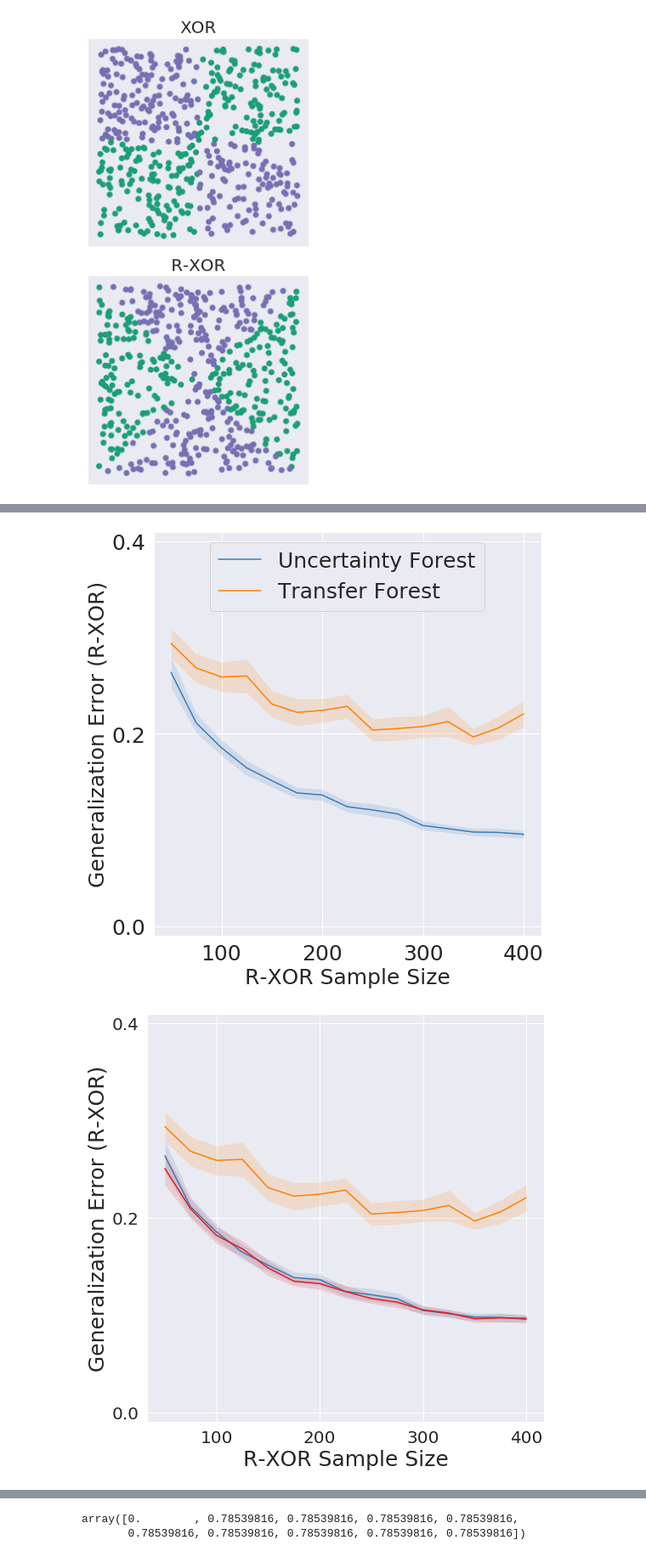
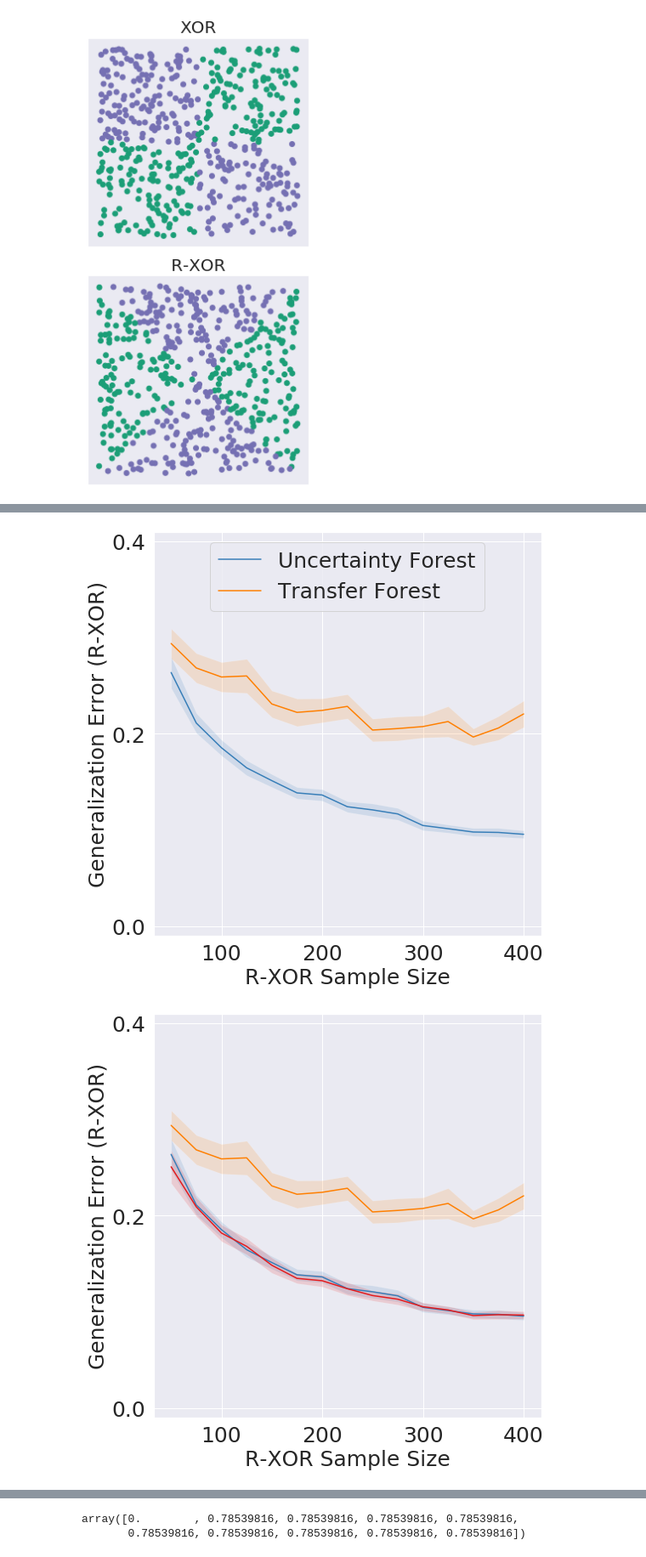
Before and after one commit to neurodata/lifelong-learning, a Jupyter notebook: cef/paper-figs-generator-local.ipynb, the cells around one changed output, grey strips where cells are left out. Shown at 85% size. Saved outputs shown, nothing was run; the diff lists cells and outputs as text; code cells hidden in the pictures.

Commit message:
update labels

```diff
--- a/cef/paper-figs-generator-local.ipynb
+++ b/cef/paper-figs-generator-local.ipynb
@@ -540,7 +540,7 @@ for j, name in enumerate(names):
         ax2.set_ylim(-0.01, 0.31)
         ax2.set_xlabel('N-XOR Sample Size', fontsize=fontsize)
         ax2.tick_params(labelsize=labelsize)
-        ax2.set_yticks([0, 0.15, 0.3])
+        ax2.set_yticks([0, 0.2, 0.3])
         ax2.set_xticks([100, 200, 300, 400])
 
     else:
@@ -549,7 +549,7 @@ for j, name in enumerate(names):
         ax2.set_ylim(-0.01, 0.31)
         ax2.set_xlabel('N-XOR Sample Size', fontsize=fontsize)
         ax2.tick_params(labelsize=labelsize)
-        ax2.set_yticks([0, 0.15, 0.3])
+        ax2.set_yticks([0, 0.2, 0.3])
         ax2.set_xticks([100, 200, 300, 400])
     plt.tight_layout()
 
@@ -772,35 +765,35 @@ for j, name in enumerate(names):
                 mean_error_xor_rxor[i+algo_offset] + 1.96*std_error_xor_rxor[i+algo_offset]/np.sqrt(n_mc),
                 mean_error_xor_rxor[i+algo_offset] - 1.96*std_error_xor_rxor[i+algo_offset]/np.sqrt(n_mc),
                 where=mean_error_xor_rxor[i+algo_offset] + 1.96*std_error_xor_rxor[i+algo_offset]/np.sqrt(n_mc) >= mean_error_xor_rxor[i+algo_offset] - 1.96*std_error_xor_rxor[i+algo_offset]/np.sqrt(n_mc),
                 facecolor=colors[i],
                 alpha=0.15,
                 interpolate=True)
     if name is 'lifelong':
         ax6.set_ylabel('Generalization Error (R-XOR)', fontsize=fontsize)
 #         ax6.legend(loc='upper center', fontsize=25)
         ax6.set_ylim(-0.01, 0.41)
         ax6.set_xlabel('R-XOR Sample Size', fontsize=fontsize)
         ax6.tick_params(labelsize=labelsize)
         ax6.set_yticks([0, 0.2, 0.4])
         ax6.set_xticks([100, 200, 300, 400])
-        ax6.tick_params(labelsize=20)
+#         ax6.tick_params(labelsize=20)
     else:
         ax6.set_ylabel('Generalization Error (R-XOR)', fontsize=fontsize)
         ax6.legend(loc='upper center', fontsize=fontsize)
         ax6.set_ylim(-0.01, 0.41)
         ax6.set_xlabel('R-XOR Sample Size', fontsize=fontsize)
         ax6.tick_params(labelsize=labelsize)
         ax6.set_yticks([0, 0.2, 0.4])
         ax6.set_xticks([100, 200, 300, 400])
     plt.tight_layout()
     plt.savefig('rxor_xor_%s.png'%(name), dpi=500)
 # %% [output]
 [figure]
 [figure]
 [figure]
 [figure]
 [figure]
-[figure, old version]
+[figure, new version]
 # %%
 np.random.seed(1)
 
```
Also changed, not shown: parts of 1 cell of this notebook, 4 other files.
